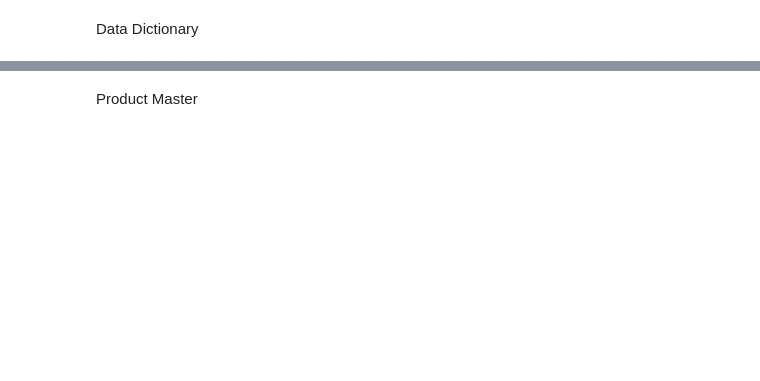
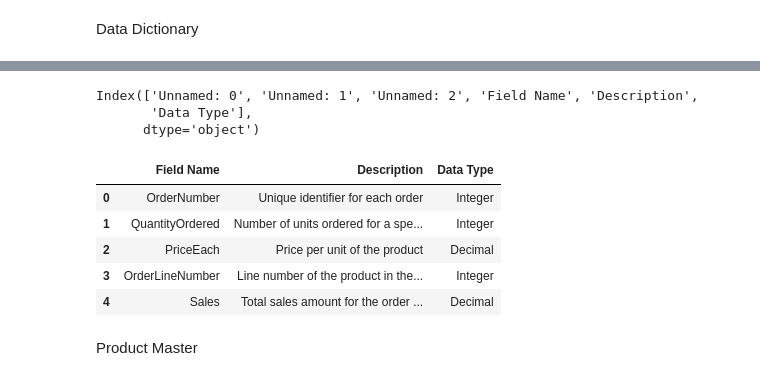
Before and after one commit to OjuokOchi/TOY-SALES-ANALYTICS, a Jupyter notebook: index.ipynb, the cells around one changed output, grey strips where cells are left out. Drawn from its saved outputs; the diff is of its cells as text; code cells hidden in the pictures; blank space fills up the shorter version.

```diff
--- a/index.ipynb
+++ b/index.ipynb
@@ -318,2 +347,23 @@ Data Dictionary
+# %%
+#columns in dictionary
+data_dictionary.columns
+# %% [output]
+Index(['Unnamed: 0', 'Unnamed: 1', 'Unnamed: 2', 'Field Name', 'Description',
+       'Data Type'],
+      dtype='object')
+# %%
+# List of columns to drop
+columns_to_drop = ['Unnamed: 0', 'Unnamed: 1', 'Unnamed: 2']
+# Drop the columns
+data_dictionary = data_dictionary.drop(columns=columns_to_drop)
+# %%
+data_dictionary.head()
+# %% [output]
+|  | Field Name | Description | Data Type |
+| 0 | OrderNumber | Unique identifier for each order | Integer |
+| 1 | QuantityOrdered | Number of units ordered for a spe... | Integer |
+| 2 | PriceEach | Price per unit of the product | Decimal |
+| 3 | OrderLineNumber | Line number of the product in the... | Integer |
+| 4 | Sales | Total sales amount for the order ... | Decimal |
 # %% [markdown]
 Product Master
```
Also changed, not shown: parts of 16 cells of this notebook.
